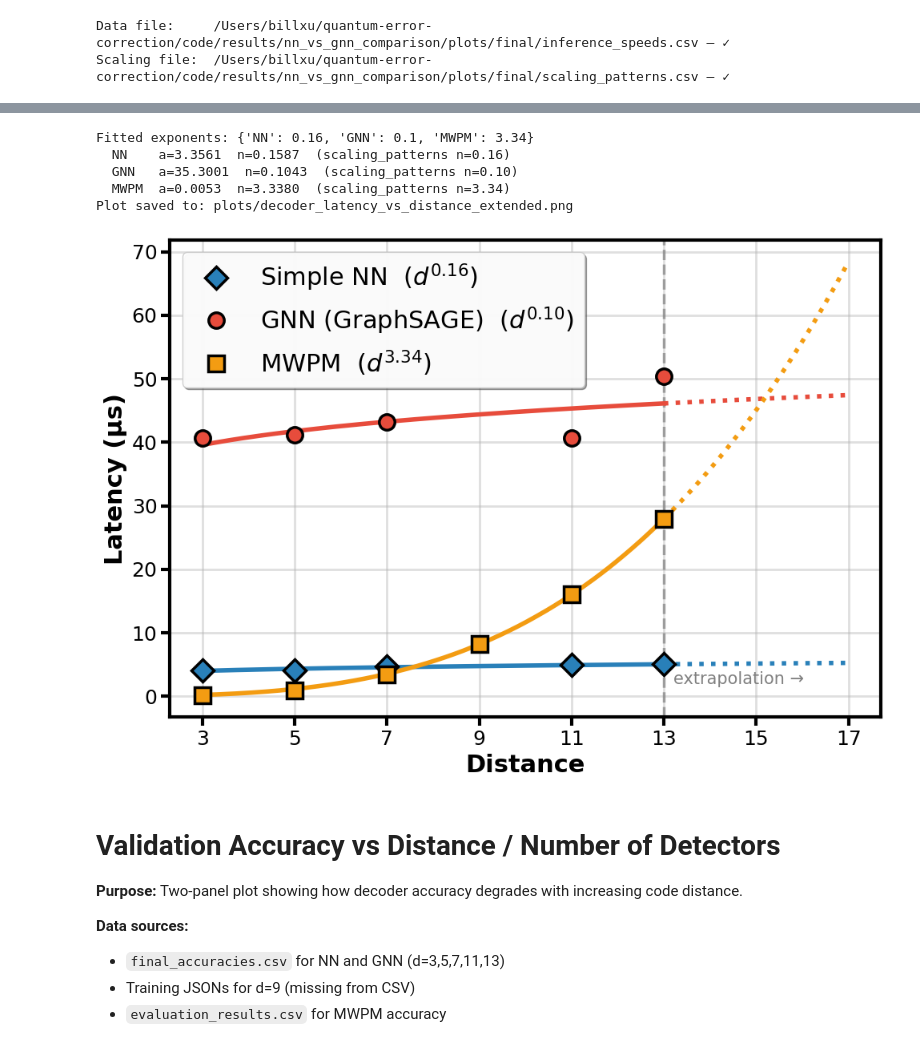
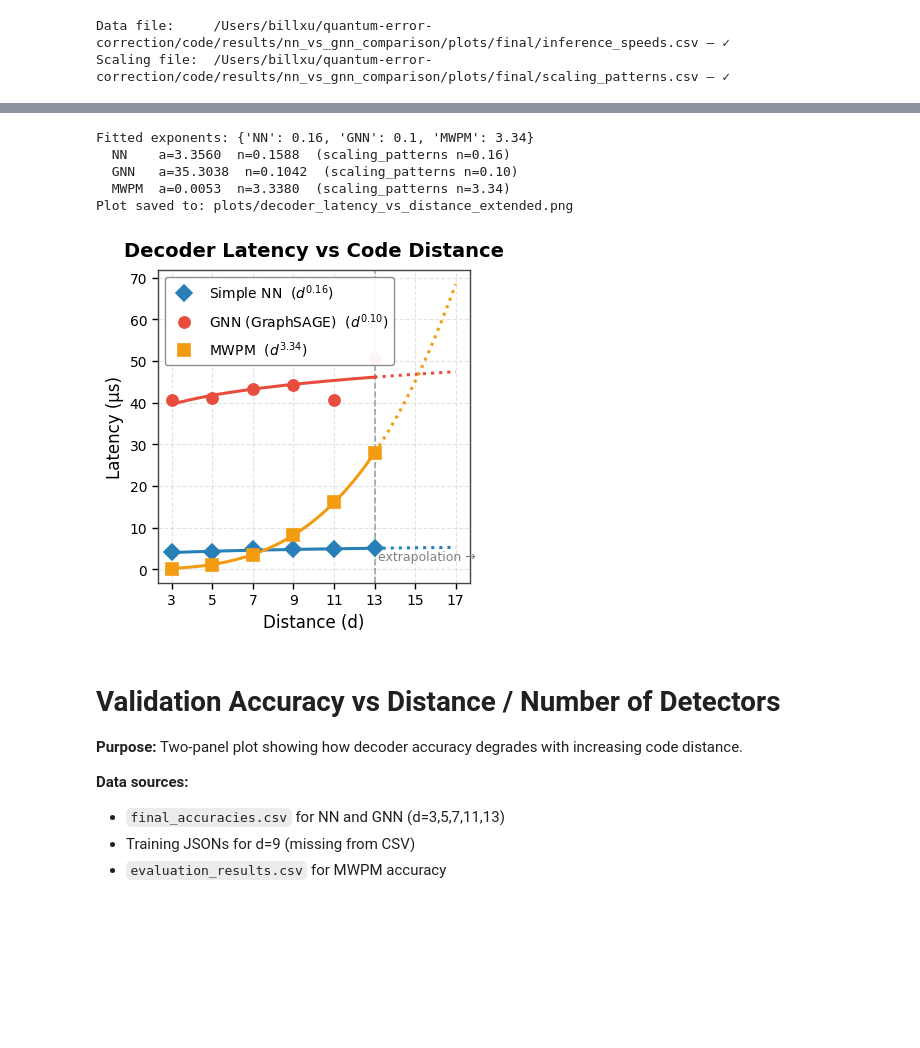
Before and after one commit to billxby/quantum-error-correction, a Jupyter notebook: code/gSAGE/distances/graphing.ipynb, the cells around one changed output, grey strips where cells are left out. Drawn from its saved outputs; the diff is of its cells as text; code cells hidden in the pictures; blank space fills up the shorter version.

```diff
--- a/code/gSAGE/distances/graphing.ipynb
+++ b/code/gSAGE/distances/graphing.ipynb
@@ -131,55 +133,59 @@ D_TICKS   = [3, 5, 7, 9, 11, 13, 15, 17]
 d_solid  = np.linspace(3,          D_OBS_MAX, 300)
 d_dotted = np.linspace(D_OBS_MAX,  D_EXT_MAX, 300)
 
-fig, ax = plt.subplots(figsize=(10, 7))
+fig, ax = plt.subplots(figsize=(4, 4.2))
 
 for model_key, (label, color, marker) in MODEL_STYLE.items():
     a_fit, n_fit = fits[model_key]
     eq_str = f"$d^{{{n_fit:.2f}}}$"
 
     # Solid fitted curve over observed range
     ax.plot(d_solid,  power_law(d_solid,  a_fit, n_fit),
-            color=color, linewidth=4, linestyle='-',  zorder=2)
+            color=color, linewidth=2.2, linestyle='-',  zorder=2)
     # Dotted extrapolation beyond d=13
     ax.plot(d_dotted, power_law(d_dotted, a_fit, n_fit),
-            color=color, linewidth=4, linestyle=':',  zorder=2)
+            color=color, linewidth=2.2, linestyle=':',  zorder=2)
 
     # Observed data points
     sub = df[df['model'] == model_key].sort_values('distance')
     ax.plot(sub['distance'], sub['latency_us'],
             marker=marker, linestyle='', color=color,
-            markersize=14, markeredgecolor='black', markeredgewidth=2.5,
+            markersize=8, markeredgecolor=color, markeredgewidth=1.2,
             label=f"{label}  ({eq_str})", zorder=3)
 
 # Vertical boundary at d=13
-ax.axvline(x=D_OBS_MAX, color='grey', linestyle='--', linewidth=2.5, alpha=0.7, zorder=1)
-ax.text(D_OBS_MAX + 0.2, ax.get_ylim()[1] * 0.02, 'extrapolation →',
-        fontsize=15, color='grey', va='bottom')
+ax.axvline(x=D_OBS_MAX, color='grey', linestyle='--', linewidth=1.2, alpha=0.7, zorder=1)
+ax.text(D_OBS_MAX + 0.15, ax.get_ylim()[1] * 0.02, 'extrapolation →',
+        fontsize=9, color='grey', va='bottom')
 
-ax.set_xlabel('Distance', fontsize=22, fontweight='bold')
-ax.set_ylabel('Latency (µs)', fontsize=22, fontweight='bold')
+ax.set_title('Decoder Latency vs Code Distance', fontsize=14, fontweight='bold', pad=10)
+ax.set_xlabel('Distance (d)', fontsize=12)
+ax.set_ylabel('Latency (µs)', fontsize=12)
 ax.set_xticks(D_TICKS)
-ax.tick_params(axis='both', labelsize=18, width=3, length=8)
-ax.legend(fontsize=22, frameon=True, shadow=True, fancybox=True, framealpha=0.95, loc='upper left')
-ax.grid(True, alpha=0.4, linestyle='-', linewidth=2)
+ax.tick_params(axis='both', labelsize=10, width=1, length=4)
+ax.grid(True, alpha=0.35, linestyle='--', linewidth=0.8)
 ax.set_axisbelow(True)
 for spine in ax.spines.values():
-    spine.set_linewidth(3)
-    spine.set_edgecolor('black')
+    spine.set_linewidth(1)
+    spine.set_edgecolor('#444444')
+ax.legend(fontsize=10, frameon=True, fancybox=True,
+          shadow=False, framealpha=0.95, edgecolor='#888888',
+          loc='upper left')
 
 plt.tight_layout()
 save_path = PLOTS_DIR / 'decoder_latency_vs_distance_extended.png'
-plt.savefig(save_path, dpi=300, bbox_inches='tight')
+plt.savefig(save_path, dpi=300, bbox_inches='tight',
+            facecolor='white', edgecolor='none')
 print(f'Plot saved to: {save_path}')
 plt.show()
 plt.close()
 # %% [output]
 Fitted exponents: {'NN': 0.16, 'GNN': 0.1, 'MWPM': 3.34}
-  NN    a=3.3561  n=0.1587  (scaling_patterns n=0.16)
-  GNN   a=35.3001  n=0.1043  (scaling_patterns n=0.10)
+  NN    a=3.3560  n=0.1588  (scaling_patterns n=0.16)
+  GNN   a=35.3038  n=0.1042  (scaling_patterns n=0.10)
   MWPM  a=0.0053  n=3.3380  (scaling_patterns n=3.34)
 Plot saved to: plots/decoder_latency_vs_distance_extended.png
-[figure, old version]
+[figure, new version]
 # %% [markdown]
 # Validation Accuracy vs Distance / Number of Detectors
 
```
Also changed, not shown: parts of 4 cells of this notebook, 7 other files.
